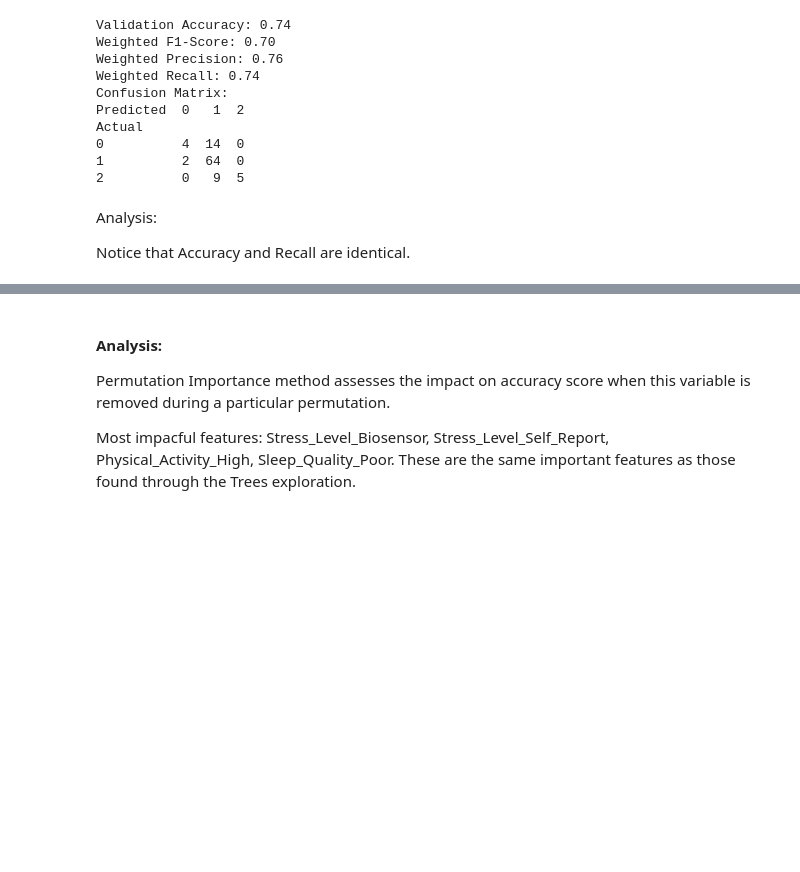
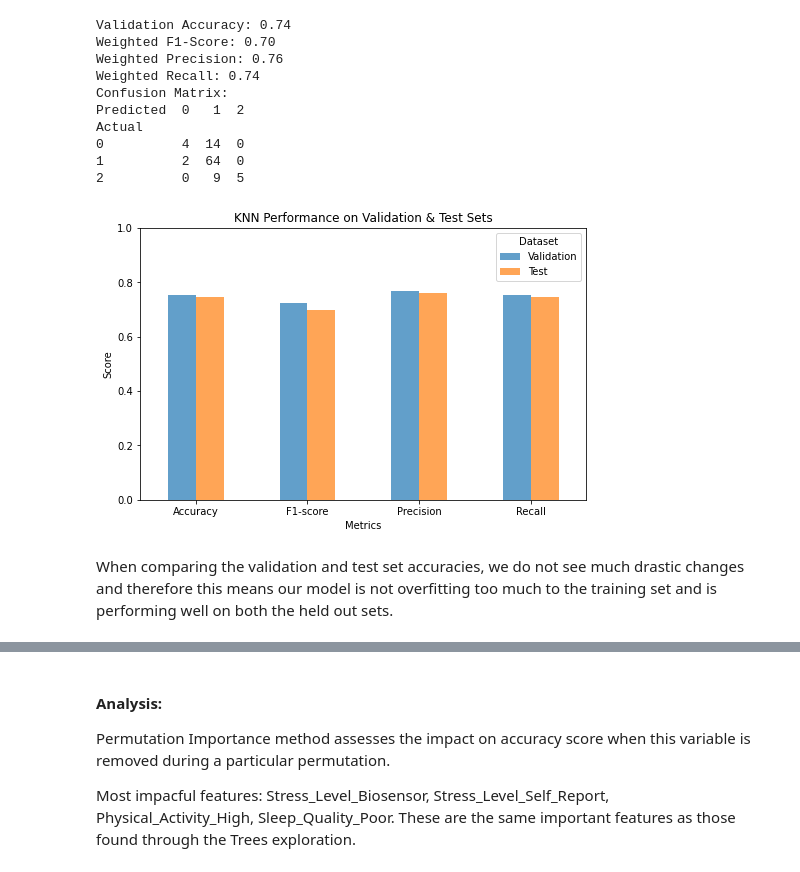
Before and after one commit to MathPlayer89/Student-Health-Conditions, a Jupyter notebook: Jupyter Notebook/student_health_data_dawson.ipynb, the cells around one changed output, grey strips where cells are left out. Drawn from its saved outputs; the diff is of its cells as text; code cells hidden in the pictures; blank space fills up the shorter version.

```diff
--- a/Jupyter Notebook/student_health_data_dawson.ipynb
+++ b/Jupyter Notebook/student_health_data_dawson.ipynb
@@ -771,19 +774,19 @@ y_pred_knn = best_knn.predict(X_test2)
 y_pred_knn
 
 # Evaluate best model on test set
-knn_acc = accuracy_score(y_test2, y_pred_knn)
-knn_f1 = f1_score(y_test2, y_pred_knn, average='weighted')
-knn_precision = precision_score(y_test2, y_pred_knn, average='weighted')
-knn_recall = recall_score(y_test2, y_pred_knn, average='weighted')
-confusion_crosstab = pd.crosstab(y_test2, y_pred_knn, rownames = ['Actual'], colnames = ['Predicted'])
+knn_acc_test = accuracy_score(y_test2, y_pred_knn)
+knn_f1_test = f1_score(y_test2, y_pred_knn, average='weighted')
+knn_precision_test = precision_score(y_test2, y_pred_knn, average='weighted')
+knn_recall_test = recall_score(y_test2, y_pred_knn, average='weighted')
+confusion_crosstab_test = pd.crosstab(y_test2, y_pred_knn, rownames = ['Actual'], colnames = ['Predicted'])
 
 # Print Accuracy Metrics
-print(f'Validation Accuracy: {knn_acc:.2f}')
-print(f'Weighted F1-Score: {knn_f1:.2f}')
-print(f'Weighted Precision: {knn_precision:.2f}')
-print(f'Weighted Recall: {knn_recall:.2f}')
+print(f'Validation Accuracy: {knn_acc_test:.2f}')
+print(f'Weighted F1-Score: {knn_f1_test:.2f}')
+print(f'Weighted Precision: {knn_precision_test:.2f}')
+print(f'Weighted Recall: {knn_recall_test:.2f}')
 print('Confusion Matrix:')
-print(confusion_crosstab)
+print(confusion_crosstab_test)
 # %% [output]
 Validation Accuracy: 0.74
 Weighted F1-Score: 0.70
@@ -795,10 +798,31 @@ Actual
 0          4  14  0
 1          2  64  0
 2          0   9  5
+# %%
+# Bar graph of scores
+
+knn_scores = pd.DataFrame()
+knn_scores['Validation'] = [knn_acc_val, knn_f1_val, knn_precision_val, knn_recall_val]
+knn_scores['Test'] = [knn_acc_test, knn_f1_test, knn_precision_test, knn_recall_test]
+
+
+# Plot the DataFrame as a bar chart
+knn_scores.plot(kind='bar', figsize=(8, 5), alpha=0.7)
+
+# Formatting
+plt.xlabel('Metrics')
+plt.ylabel('Score')
+plt.title('KNN Performance on Validation & Test Sets')
+plt.xticks(ticks=[0, 1, 2, 3], labels=['Accuracy', 'F1-score', 'Precision', 'Recall'])
+plt.ylim(0, 1)
+plt.legend(title='Dataset')
+
+# Show the plot
+plt.show()
+# %% [output]
+[figure, added]
 # %% [markdown]
-Analysis:
-
-Notice that Accuracy and Recall are identical.
+When comparing the validation and test set accuracies, we do not see much drastic changes and therefore this means our model is not overfitting too much to the training set and is performing well on both the held out sets.
 # %%
 # Determine Feature Importance
 
```
Also changed, not shown: parts of 14 cells of this notebook.
